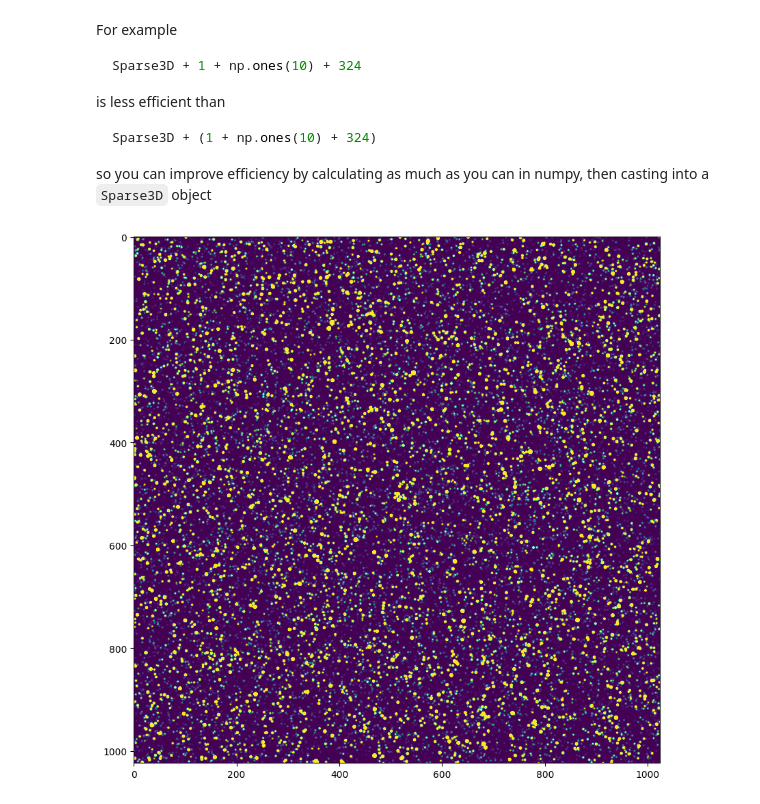
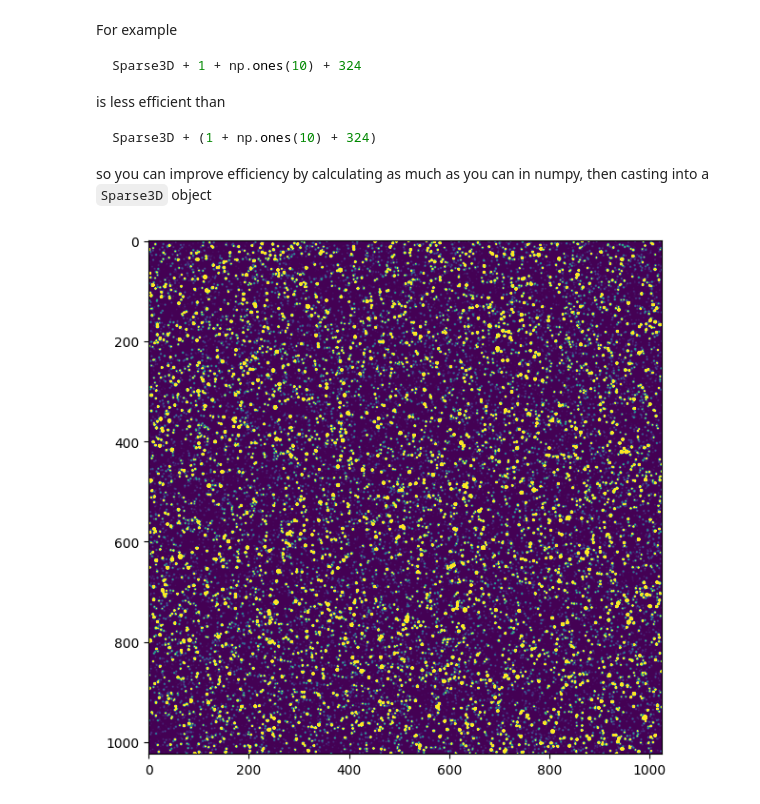
Before and after one commit to christinahedges/sparse3d, a Jupyter notebook: docs/1-astronomy-demo.ipynb, the cells around one changed output. Cells and saved outputs as stored; diff of their text form; code cells hidden in the pictures.

```diff
--- a/docs/1-astronomy-demo.ipynb
+++ b/docs/1-astronomy-demo.ipynb
@@ -202,7 +207,7 @@ dY1 = Sparse3D(-0.5 * (y3d - source_col_phase)**2/sigma**2, row3d, col3d, imshap
 # %%
 l = np.exp(dX1 + dY1) * (1/(2*np.pi * sigma**2))
 # %%
-plt.figure(figsize=(10, 10))
+plt.figure(figsize=(7, 7))
 plt.imshow(l.dot(source_brightness), vmin=0, vmax=10);
 # %% [output]
-[figure, old version]
+[figure, new version]
```
Also changed, not shown: parts of 10 cells of this notebook, 10 other files.
